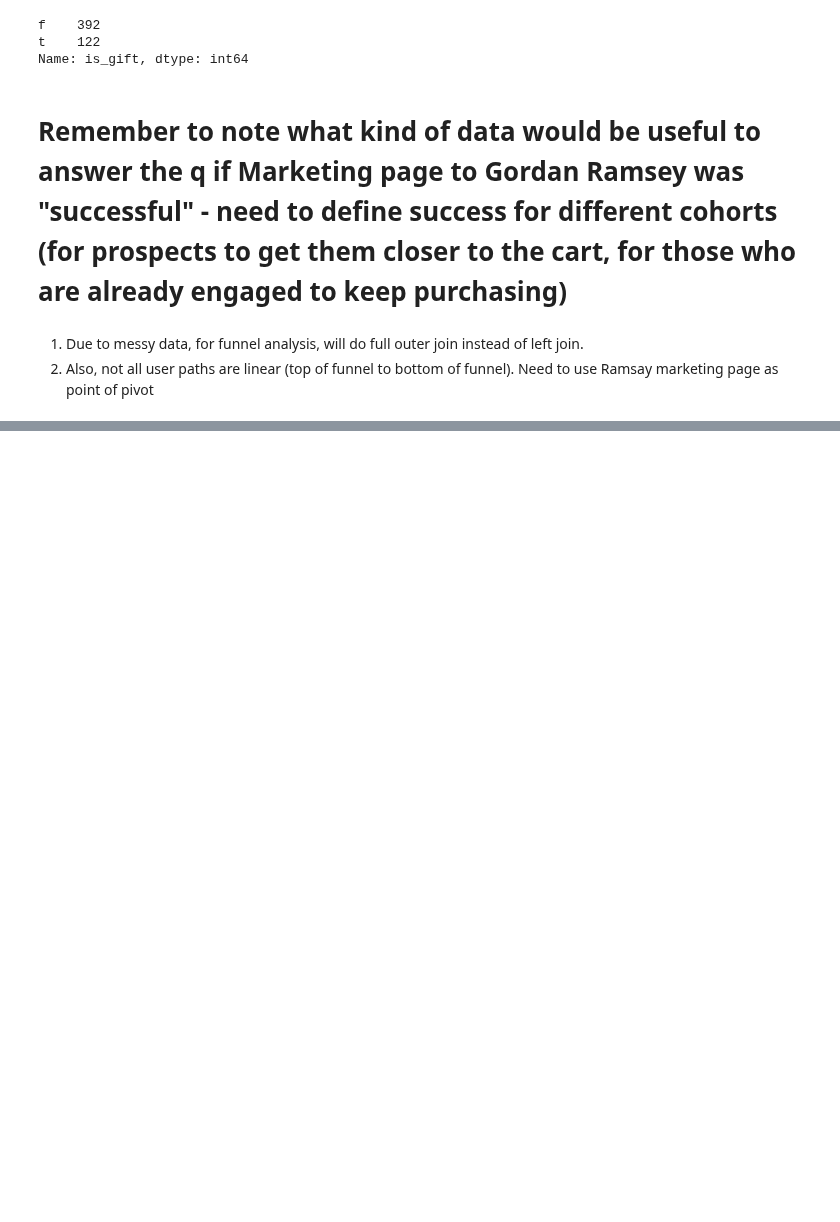
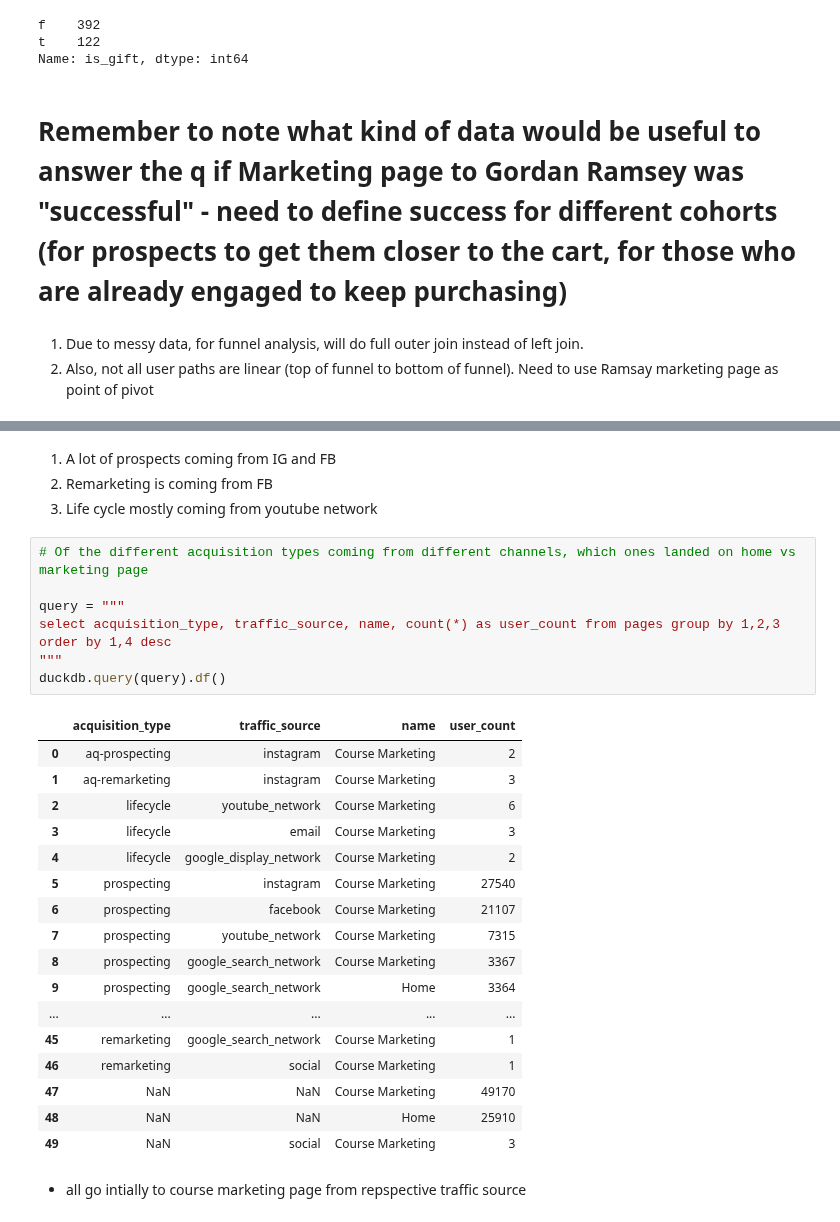
Before and after one commit to mindyng/2023-Business-Projects, a Jupyter notebook: masterclass-user-behavior-analysis-v2.ipynb, the cells around one changed output, grey strips where cells are left out. Drawn from its saved outputs; the diff is of its cells as text; blank space fills up the shorter version.

```diff
--- a/masterclass-user-behavior-analysis-v2.ipynb
+++ b/masterclass-user-behavior-analysis-v2.ipynb
@@ -486 +556,32 @@ platform
+# %% [markdown]
+1. A lot of prospects coming from IG and FB
+1. Remarketing is coming from FB
+1. Life cycle mostly coming from youtube network
+# %%
+# Of the different acquisition types coming from different channels, which ones landed on home vs marketing page
+
+query = """
+select acquisition_type, traffic_source, name, count(*) as user_count from pages group by 1,2,3 order by 1,4 desc
+"""
+duckdb.query(query).df()
+# %% [output]
+|  | acquisition_type | traffic_source | name | user_count |
+| 0 | aq-prospecting | instagram | Course Marketing | 2 |
+| 1 | aq-remarketing | instagram | Course Marketing | 3 |
+| 2 | lifecycle | youtube_network | Course Marketing | 6 |
+| 3 | lifecycle | email | Course Marketing | 3 |
+| 4 | lifecycle | google_display_network | Course Marketing | 2 |
+| 5 | prospecting | instagram | Course Marketing | 27540 |
+| 6 | prospecting | facebook | Course Marketing | 21107 |
+| 7 | prospecting | youtube_network | Course Marketing | 7315 |
+| 8 | prospecting | google_search_network | Course Marketing | 3367 |
+| 9 | prospecting | google_search_network | Home | 3364 |
+| ... | ... | ... | ... | ... |
+| 45 | remarketing | google_search_network | Course Marketing | 1 |
+| 46 | remarketing | social | Course Marketing | 1 |
+| 47 | NaN | NaN | Course Marketing | 49170 |
+| 48 | NaN | NaN | Home | 25910 |
+| 49 | NaN | social | Course Marketing | 3 |
+# %% [markdown]
+- all go intially to course marketing page from repspective traffic source
 # %%
```
Also changed, not shown: parts of 34 cells of this notebook.
